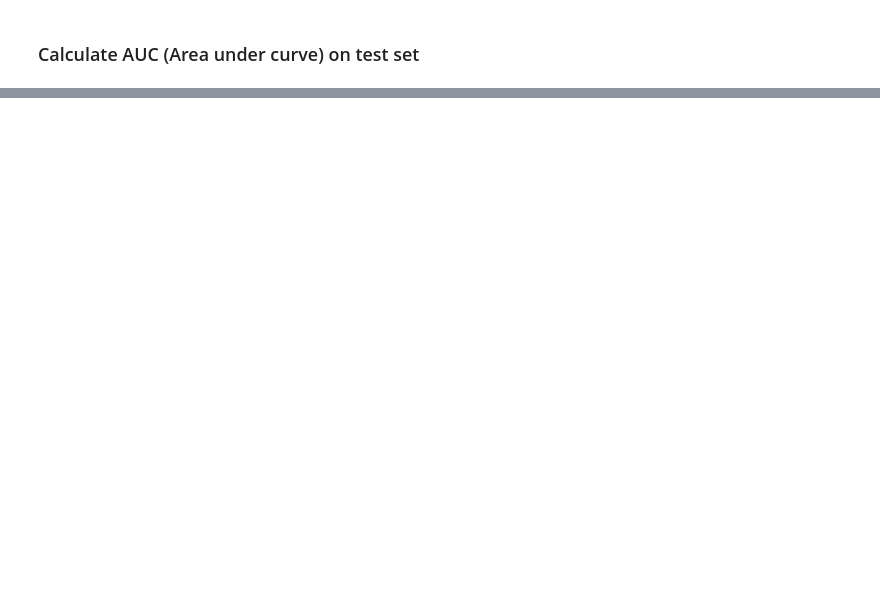
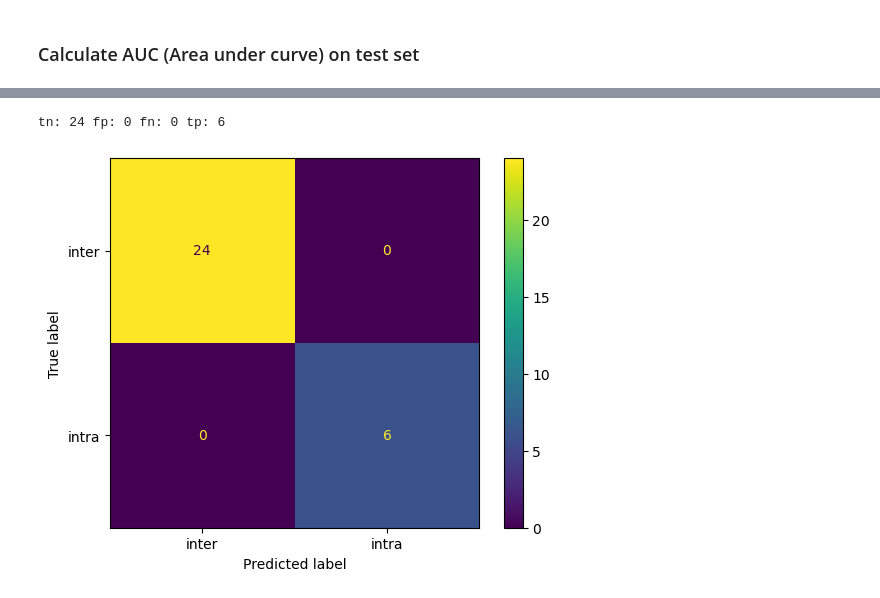
Before and after one commit to Andjelaaaa/3D-image-classification-tutorial, a Jupyter notebook: 3D_image_classification.ipynb, the cells around one changed output, grey strips where cells are left out. Saved outputs shown, nothing was run; the diff lists cells and outputs as text; code cells hidden in the pictures; blank space fills up the shorter version.

```diff
--- a/3D_image_classification.ipynb
+++ b/3D_image_classification.ipynb
@@ -899,11 +1238,11 @@ for i, metric in enumerate(["acc", "loss"]):
 ## Make predictions on a single MRI scan
 # %%
 print('x_val shape', x_val.shape)
-img_number = 93
+img_number = 40
 img_to_predict = x_val[img_number]
 # 1 is for intra and 0 is for inter
 y_val_to_be_predicted = y_val[img_number]
-epoch = '08'
+epoch = '20'
 model.load_weights(f"{train_dir}/3d_image_classification_epoch{epoch}.h5")
 prediction = model.predict(np.expand_dims(img_to_predict, axis=0))[0]
 scores = [1 - prediction[0], prediction[0]]
@@ -1013,0 +1356,18 @@ plt.show()
+# %%
+y_pred_class = [class_names[item] for item in y_pred]
+y_test_class = [class_names[item] for item in y_test]
+# %%
+from sklearn.metrics import ConfusionMatrixDisplay
+from sklearn.metrics import confusion_matrix
+
+cm = confusion_matrix(y_test_class, y_pred_class)
+tn, fp, fn, tp = cm.ravel()
+print('tn:', tn, 'fp:', fp, 'fn:', fn, 'tp:', tp)
+
+disp = ConfusionMatrixDisplay(confusion_matrix=cm, display_labels=['inter', 'intra'])
+
+disp.plot()
+plt.show()
+# %% [output]
+tn: 24 fp: 0 fn: 0 tp: 6
+[figure, added]
```
Also changed, not shown: parts of 25 cells of this notebook.
